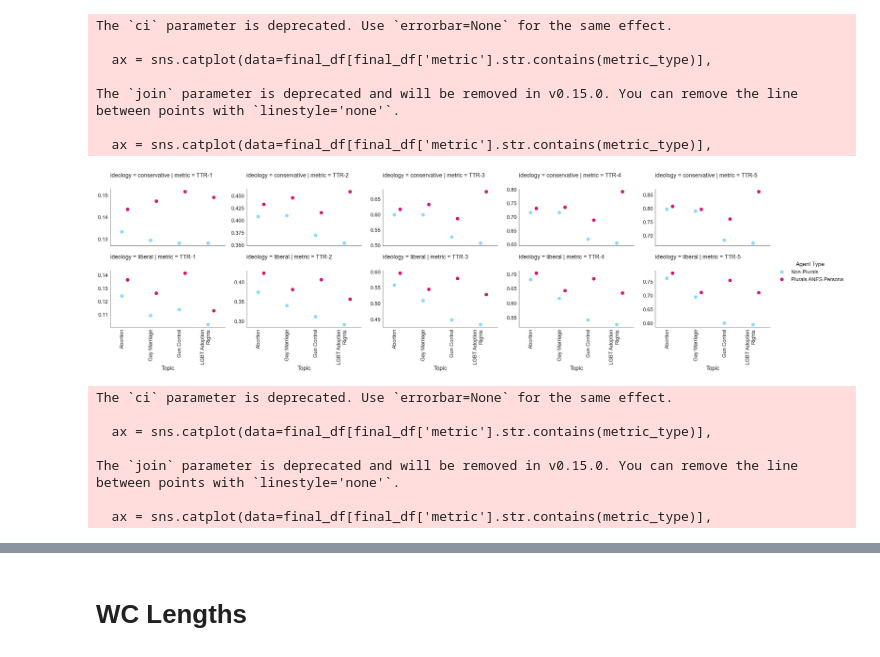
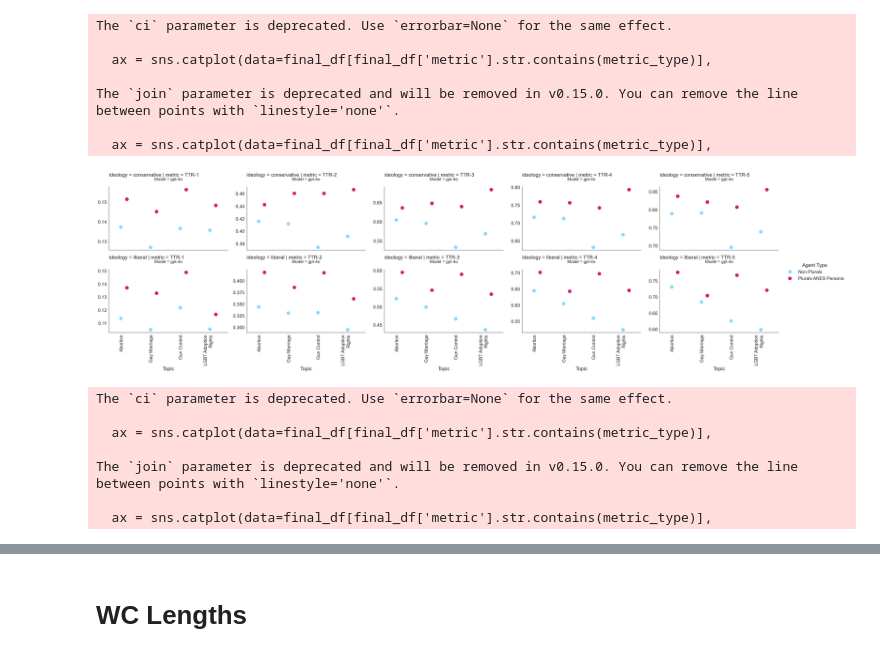
Before and after one commit to josh-ashkinaze/sim_ensembles, a Jupyter notebook: scripts/1.2_pol_specific.ipynb, the cells around one changed output, grey strips where cells are left out. Cells and saved outputs as stored; diff of their text form; code cells hidden in the pictures.

```diff
--- a/scripts/1.2_pol_specific.ipynb
+++ b/scripts/1.2_pol_specific.ipynb
@@ -173,5 +114,15 @@ def process_data(resp_df):
     return pd.DataFrame(results)
 
 
-resp_df = pd.read_csv("../data/raw/100words_4issues_30iters_gpt-4o_pol_responses.csv")
-final_df = process_data(resp_df)
+model_files = {
+    "gpt-4o":{'input_fn':"../data/processed/100words_4issues_30iters_gpt-4o_pol_responses.csv"},
+    "claude-sonnet":{'input_fn':"../data/processed/100words_4issues_30iters_claude-3-sonnet-20240229_pol_responses.csv"},
+}
+
+for model, model_file in model_files.items():
+    resp_df = pd.read_csv(model_file['input_fn'])
+    final_df = process_data(resp_df)
+    final_df['topic2'] = final_df['topic'].apply(lambda x: "LGBT Adoption\nRights" if x == "LGBT Adoption Rights" else x)
+    final_df['Agent Type'] = final_df['agent_type'].apply(lambda x: "Plurals ANES Persona" if x == "persona" else "Non-Plurals")
+    model_files[model]['final_df'] = final_df
+    final_df.to_csv(f"../data/processed/{model}_diversity_metrics.csv", index=False)
@@ -178,56 +131,42 @@ final_df = process_data(resp_df)
 # %%
-import matplotlib.pyplot as plt
-
-import seaborn as sns
-import matplotlib.pyplot as plt
-import numpy as np
+for model, model_file in model_files.items():
+    final_df = model_file['final_df']
+    for metric_type in ['TTR', 'HDD']:
+        ax = sns.catplot(data=final_df[final_df['metric'].str.contains(metric_type)],
+                        y='mean',
+                        x='topic2',
+                        kind='point',
+                        hue='Agent Type',
+                        col='metric',
+                        sharey=False,
+                        join=False,
+                        markersize=12,
+                        row='ideology',
+                        aspect=1.5,
+                        dodge=0.2,
+                        ci=None)
 
 
+        for ax in ax.axes.flat:
+            ax.set_xlabel('Topic')
+            ax.set_ylabel('')
+            for label in ax.get_xticklabels():
+                label.set_rotation(90)
+                label.set_ha('right')
 
-make_aesthetic(font_scale=2.3)
+            ax.annotate(f"Model = {model}", xy=(0.5, 1.1), xycoords='axes fraction', ha='center', fontsize=16)
 
-final_df['topic2'] = final_df['topic'].apply(lambda x: "LGBT Adoption\nRights" if x == "LGBT Adoption Rights" else x)
-final_df['Agent Type'] = final_df['agent_type'].apply(lambda x: "Plurals ANES Persona" if x == "persona" else "Non-Plurals")
-# Create the point plot
-
-
-for metric_type in ['TTR', 'HDD']:
-
-    ax = sns.catplot(data=final_df[final_df['metric'].str.contains(metric_type)],
-                    y='mean',
-                    x='topic2',
-                    kind='point',
-                    hue='Agent Type',
-                    col='metric',
-                    sharey=False,
-                    join=False,
-                    markersize=12,
-                    row='ideology',
-                    aspect=1.5,
-                    dodge=0.2,
-                    ci=None)
-
-
-    for ax in ax.axes.flat:
-        ax.set_xlabel('Topic')
-        ax.set_ylabel('')
-        # rotate x-axis labels
-        for label in ax.get_xticklabels():
-            label.set_rotation(90)
-            label.set_ha('right')
-
-    plt.show()
-
-    plt.savefig(f"../plots/lexical_diversity_{metric_type}.pdf", dpi=300, bbox_inches='tight')
+        plt.savefig(f"../plots/{model}_lexical_diversity_{metric_type}.pdf", dpi=300, bbox_inches='tight')
+        plt.show()
 # %% [output]
 The `ci` parameter is deprecated. Use `errorbar=None` for the same effect.
 
   ax = sns.catplot(data=final_df[final_df['metric'].str.contains(metric_type)],
 
 The `join` parameter is deprecated and will be removed in v0.15.0. You can remove the line between points with `linestyle='none'`.
 
   ax = sns.catplot(data=final_df[final_df['metric'].str.contains(metric_type)],
-[figure, old version]
+[figure, new version]
 The `ci` parameter is deprecated. Use `errorbar=None` for the same effect.
 
   ax = sns.catplot(data=final_df[final_df['metric'].str.contains(metric_type)],
```
Also changed, not shown: parts of 11 cells of this notebook, 3 other files.
